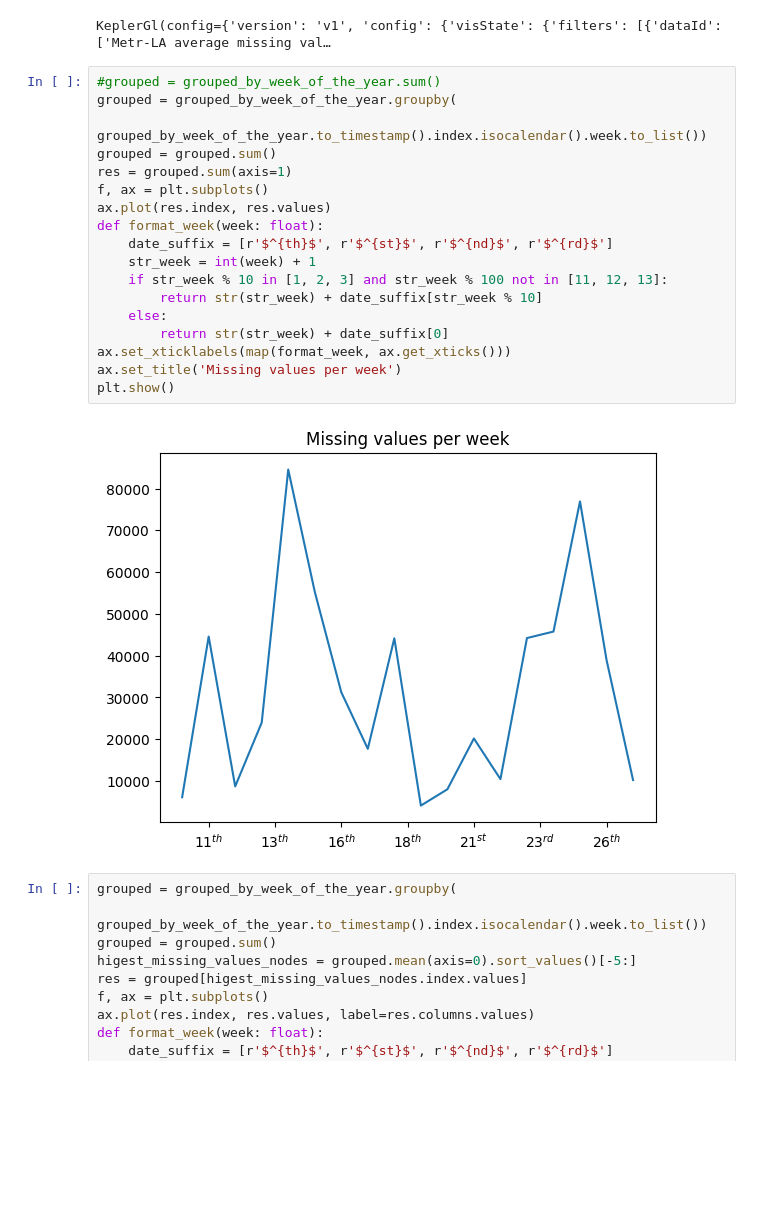
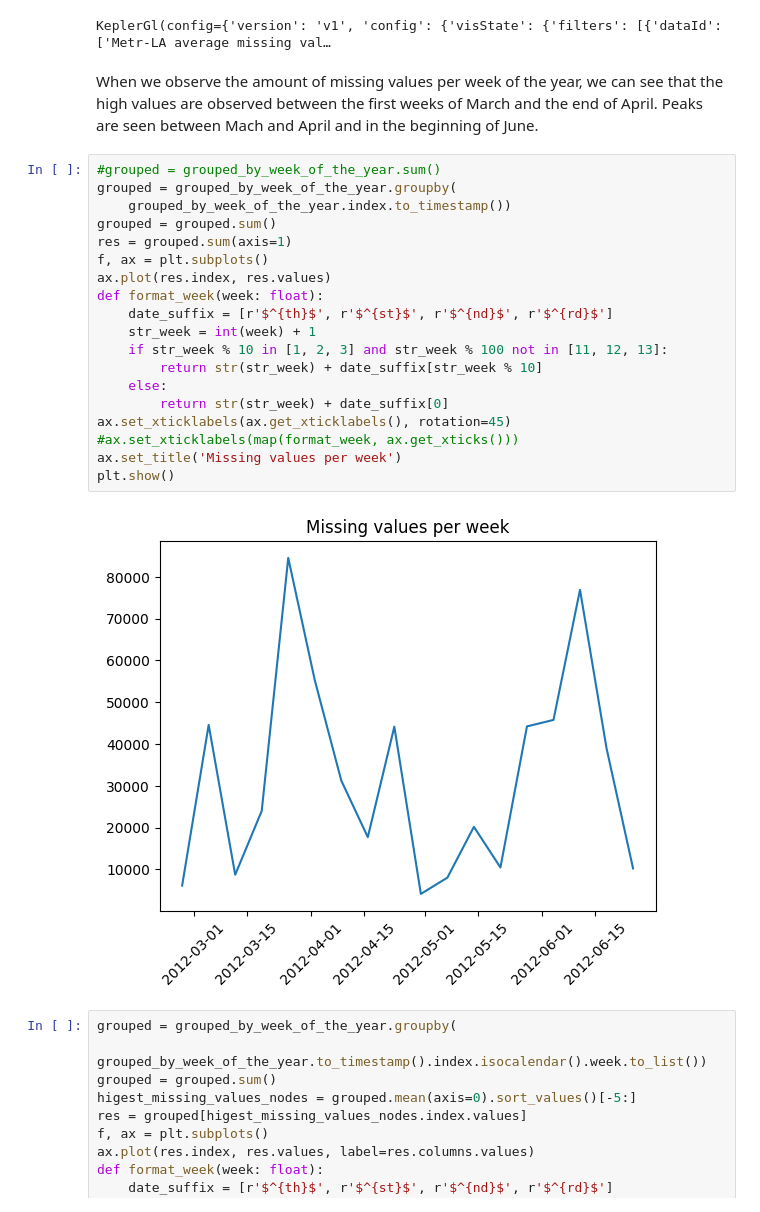
Before and after one commit to RiccardoSpolaor/Verbal-Explanations-of-Spatio-Temporal-Graph-Neural-Networks-for-Traffic-Forecasting, a Jupyter notebook: notebooks/Metr-LA Data Analysis.ipynb, the cells around one changed output. Saved outputs shown, nothing was run; the diff lists cells and outputs as text; blank space fills up the shorter version.

```diff
--- a/notebooks/Metr-LA Data Analysis.ipynb
+++ b/notebooks/Metr-LA Data Analysis.ipynb
@@ -247,26 +277,29 @@ User Guide: https://docs.kepler.gl/docs/keplergl-jupyter
 kepler_map
 # %% [output]
 KeplerGl(config={'version': 'v1', 'config': {'visState': {'filters': [{'dataId': ['Metr-LA average missing val…
+# %% [markdown]
+When we observe the amount of missing values per week of the year, we can see that the high values are observed between the first weeks of March and the end of April. Peaks are seen between Mach and April and in the beginning of June.
 # %%
 #grouped = grouped_by_week_of_the_year.sum()
 grouped = grouped_by_week_of_the_year.groupby(
-    grouped_by_week_of_the_year.to_timestamp().index.isocalendar().week.to_list())
+    grouped_by_week_of_the_year.index.to_timestamp())
 grouped = grouped.sum()
 res = grouped.sum(axis=1)
 f, ax = plt.subplots()
 ax.plot(res.index, res.values)
 def format_week(week: float):
     date_suffix = [r'$^{th}$', r'$^{st}$', r'$^{nd}$', r'$^{rd}$']
     str_week = int(week) + 1
     if str_week % 10 in [1, 2, 3] and str_week % 100 not in [11, 12, 13]:
         return str(str_week) + date_suffix[str_week % 10]
     else:
         return str(str_week) + date_suffix[0]
-ax.set_xticklabels(map(format_week, ax.get_xticks()))
+ax.set_xticklabels(ax.get_xticklabels(), rotation=45)
+#ax.set_xticklabels(map(format_week, ax.get_xticks()))
 ax.set_title('Missing values per week')
 plt.show()
 # %% [output]
-[figure, old version]
+[figure, new version]
 # %%
 grouped = grouped_by_week_of_the_year.groupby(
     grouped_by_week_of_the_year.to_timestamp().index.isocalendar().week.to_list())
```
Also changed, not shown: parts of 29 cells of this notebook, 1 other file.
